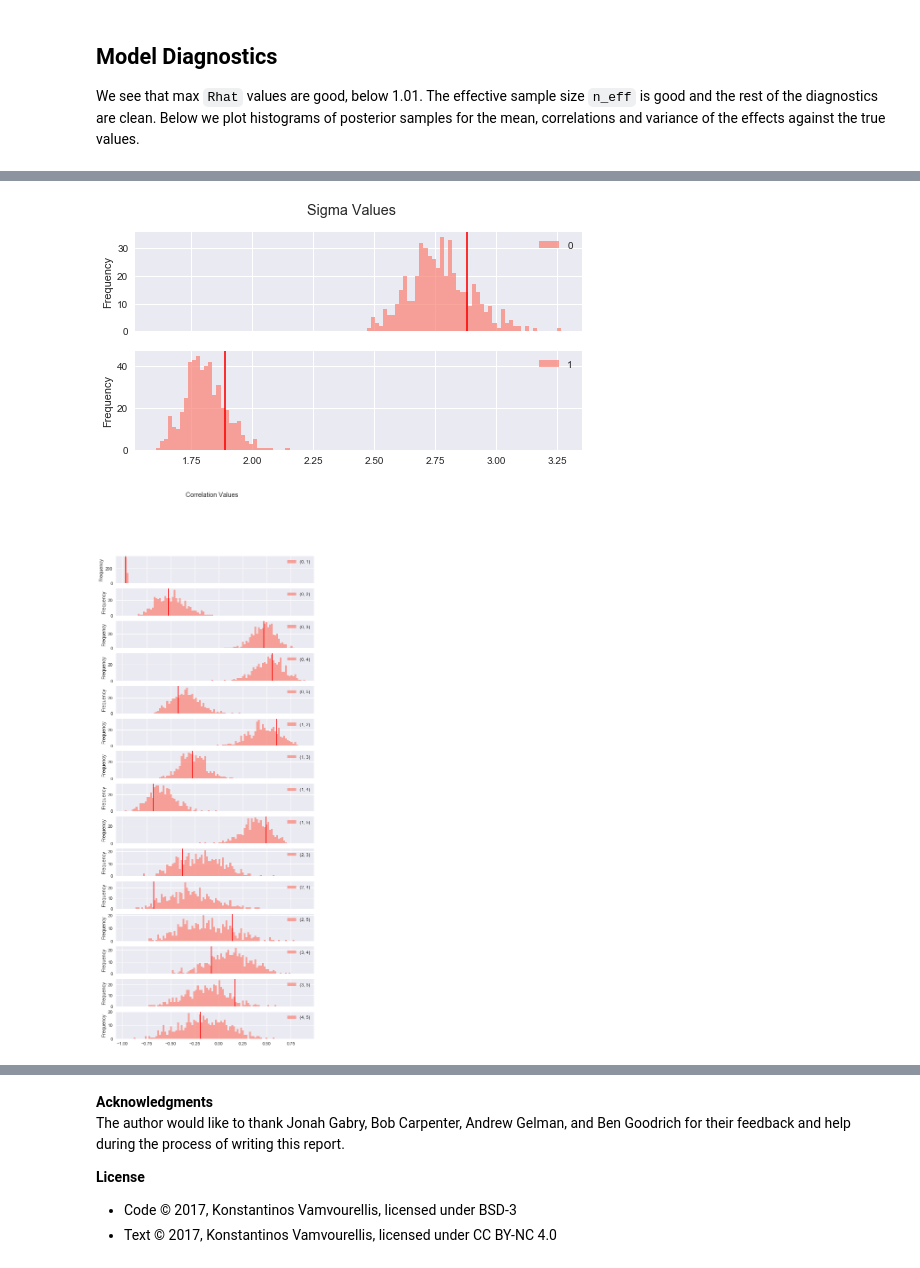
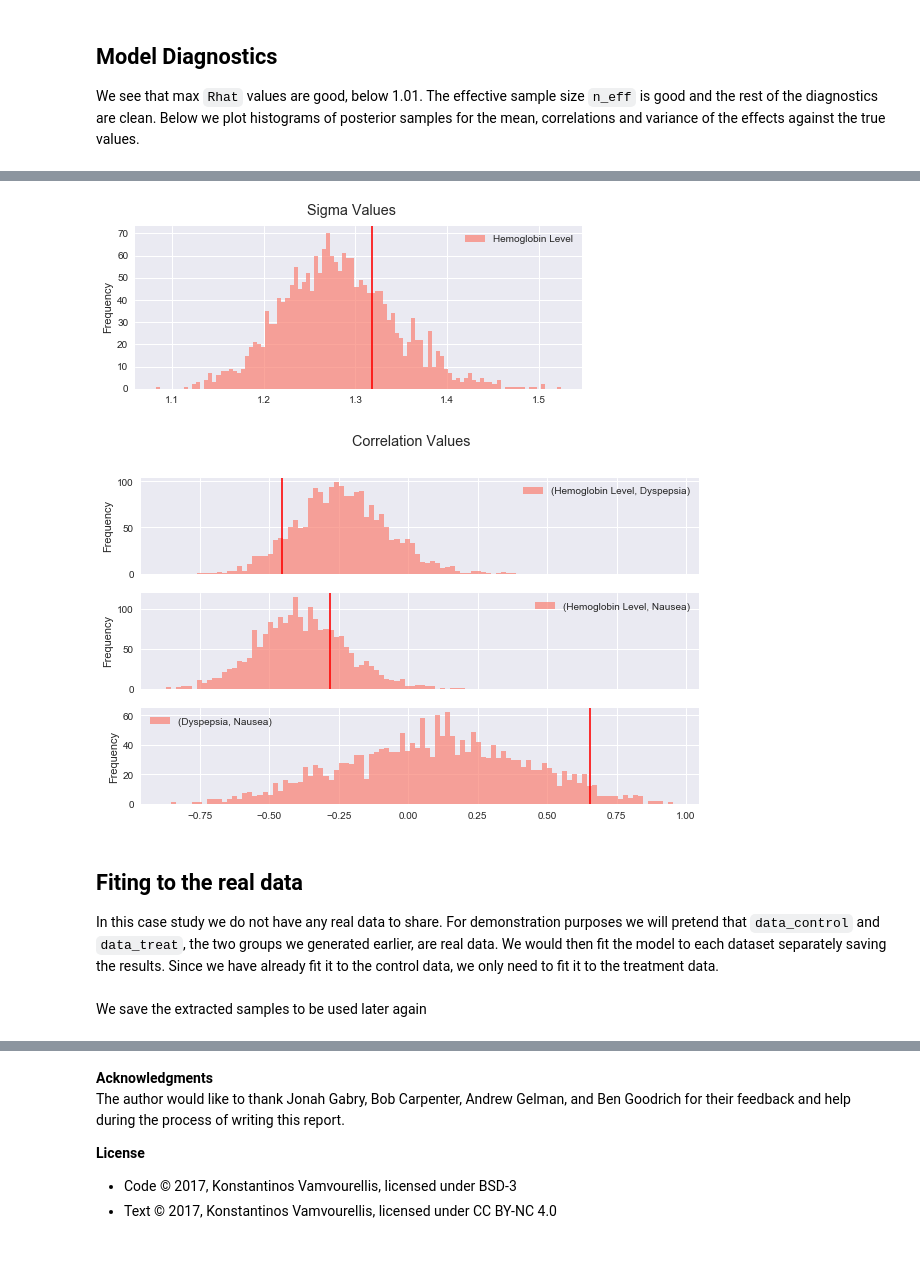
Before and after one commit to bayesways/mixed-data, a Jupyter notebook: notebooks/rosi_py.ipynb, the cells around one changed output, grey strips where cells are left out. Drawn from its saved outputs; the diff is of its cells as text; code cells hidden in the pictures.

```diff
--- a/notebooks/rosi_py.ipynb
+++ b/notebooks/rosi_py.ipynb
@@ -297,7 +287,7 @@ pickle.dump(post_samples, open("fit_control.pkl", "wb"))
 # %% [markdown]
 To avoid waiting we can load the pre-fit result as follows:
 # %%
-post_samples = pickle.load(open("fit_control.pkl", "rb"))
+post_samples_control = pickle.load(open("fit_control.pkl", "rb"))
 # %% [markdown]
 ## Model Diagnostics
 We see that max `Rhat` values are good, below 1.01. The effective sample size `n_eff` is good and the rest of the diagnostics are clean.
@@ -325,15 +317,17 @@ convergence, Rhat=1).
+# %%
+effect_names = np.array(['Hemoglobin Level','Dyspepsia', 'Nausea'])
 # %%
 
 K = data_control['Kb'] + data_control['Kc']
 title = "Mean Values"
 true_values = data_control['mu']
-df = pd.DataFrame(post_samples['mu'])
-df.columns = [str(x) for x in range(K)]
+df = pd.DataFrame(post_samples_control['mu'])
+df.columns = effect_names
 
 ax = df.plot.hist(subplots=True, title=title, color=color,
                   sharex=True, sharey =False,
                   alpha=alpha, bins=bins,
-                  figsize=(8,8));
+                  figsize=(8,6));
 
 for i in range(df.shape[1]):
     ax[i].axvline(true_values[i], color=linecolor, alpha=linealpha, linestyle=linestyle, lw=lw);
@@ -342,51 +336,55 @@ for i in range(df.shape[1]):
 # %%
 title = "Sigma Values"
 true_values = data_control['sigma']
-df = pd.DataFrame(post_samples['sigma'])
-df.columns = [str(x) for x in range(data_control['Kc'])]
+df = pd.DataFrame(post_samples_control['sigma'])
+df.columns = effect_names[:data_control['Kc']]
 
 ax = df.plot.hist(subplots=True, title=title, color=color,
                   sharex=True, sharey =False,
                   alpha=alpha, bins=bins,
-                  figsize=(8,4));
+                  figsize=(8,3));
 
 for i in range(df.shape[1]):
     ax[i].axvline(true_values[i], color=linecolor, alpha=linealpha, linestyle=linestyle, lw=lw);
 # %% [output]
-[figure, old version]
+[figure, new version]
 # %%
 def flatten_corr(a):
     return a[np.triu_indices(a.shape[0], k=1)]
 
 
 title = "Correlation Values"
 true_values= data_control['R'][np.triu_indices(data_control['R'].shape[0], k=1)]
 
 
-Rs = post_samples['R']
+Rs = post_samples_control['R']
 num_of_samples = Rs.shape[0]
 
-colnames = np.array([str(x) for x in range(K)])
+colnames = effect_names
 cnames = zip(colnames[np.triu_indices(colnames.shape[0], k=1)[0]],
              colnames[np.triu_indices(colnames.shape[0], k=1)[1]])
 
 cnames = list(cnames)
 
 M = len(cnames)
 fRs = np.empty((num_of_samples, M))
 for i in range (num_of_samples):
     fRs[i, :] = flatten_corr(Rs[i, :, :])
 
 df = pd.DataFrame(fRs)
 df.columns = cnames
 
 
 ax = df.plot.hist(subplots=True, title=title, color=color,
                   sharex=True, sharey =False,
                   alpha=alpha, bins=bins,
-                  figsize=(8,20));
+                  figsize=(10,6));
 
 for i in range(df.shape[1]):
     ax[i].axvline(true_values[i], color=linecolor, alpha=linealpha, linestyle=linestyle, lw=lw);
 # %% [output]
-[figure, old version]
+[figure, new version]
+# %% [markdown]
+## Fiting to the real data
+
+In this case study we do not have any real data to share. For demonstration purposes we will pretend that  `data_control` and `data_treat`, the two groups we generated earlier, are real data. We would then fit the model to each dataset separately saving the results. Since we have already fit it to the control data, we only need to fit it to the treatment data.
@@ -392,0 +393,2 @@ for i in range(df.shape[1]):
+# %% [markdown]
+We save the extracted samples to be used later again
```
Also changed, not shown: parts of 22 cells of this notebook.
